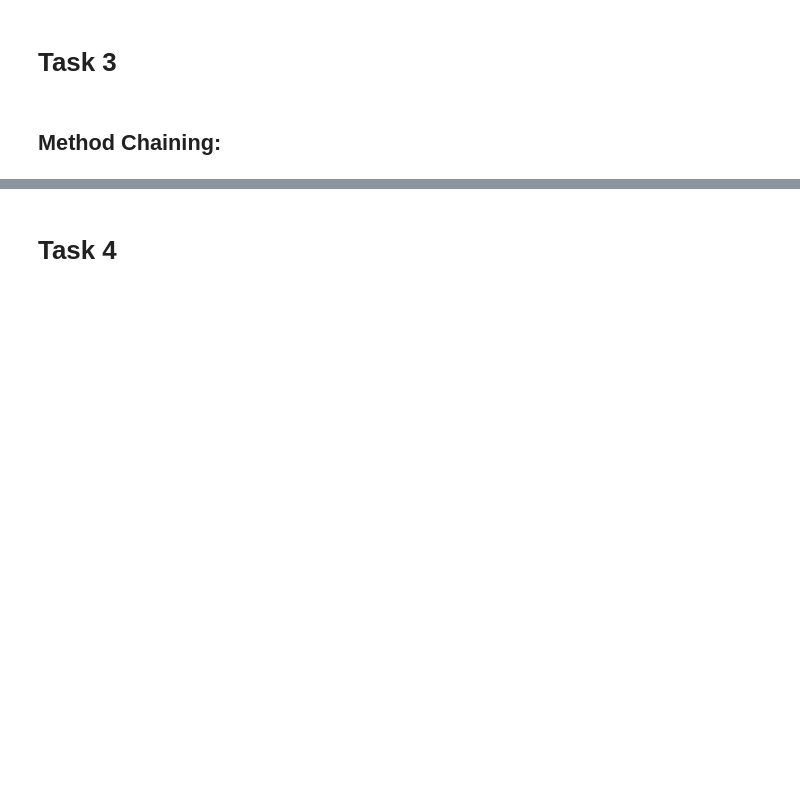
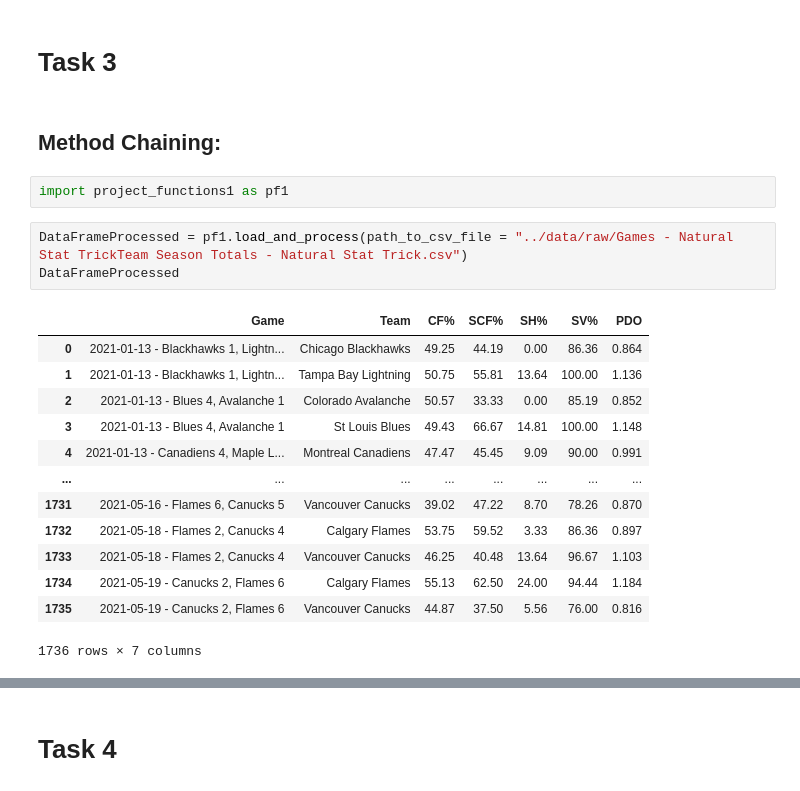
Before and after one commit to data301-2021-winter1/project-group23-project, a Jupyter notebook: notebooks/analysis1.ipynb, the cells around one changed output, grey strips where cells are left out. Saved outputs shown, nothing was run; the diff lists cells and outputs as text; blank space fills up the shorter version.

```diff
--- a/notebooks/analysis1.ipynb
+++ b/notebooks/analysis1.ipynb
@@ -100,3 +100,22 @@ SabresAfter = Sabres2.drop(Sabres2.index[0:10]).drop(Sabres2.index[20:])
 # Task 3
 # %% [markdown]
 ## Method Chaining:
+# %%
+import project_functions1 as pf1
+# %%
+DataFrameProcessed = pf1.load_and_process(path_to_csv_file = "../data/raw/Games - Natural Stat TrickTeam Season Totals - Natural Stat Trick.csv")
+DataFrameProcessed
+# %% [output]
+|  | Game | Team | CF% | SCF% | SH% | SV% | PDO |
+| 0 | 2021-01-13 - Blackhawks 1, Lightn... | Chicago Blackhawks | 49.25 | 44.19 | 0.00 | 86.36 | 0.864 |
+| 1 | 2021-01-13 - Blackhawks 1, Lightn... | Tampa Bay Lightning | 50.75 | 55.81 | 13.64 | 100.00 | 1.136 |
+| 2 | 2021-01-13 - Blues 4, Avalanche 1 | Colorado Avalanche | 50.57 | 33.33 | 0.00 | 85.19 | 0.852 |
+| 3 | 2021-01-13 - Blues 4, Avalanche 1 | St Louis Blues | 49.43 | 66.67 | 14.81 | 100.00 | 1.148 |
+| 4 | 2021-01-13 - Canadiens 4, Maple L... | Montreal Canadiens | 47.47 | 45.45 | 9.09 | 90.00 | 0.991 |
+| ... | ... | ... | ... | ... | ... | ... | ... |
+| 1731 | 2021-05-16 - Flames 6, Canucks 5 | Vancouver Canucks | 39.02 | 47.22 | 8.70 | 78.26 | 0.870 |
+| 1732 | 2021-05-18 - Flames 2, Canucks 4 | Calgary Flames | 53.75 | 59.52 | 3.33 | 86.36 | 0.897 |
+| 1733 | 2021-05-18 - Flames 2, Canucks 4 | Vancouver Canucks | 46.25 | 40.48 | 13.64 | 96.67 | 1.103 |
+| 1734 | 2021-05-19 - Canucks 2, Flames 6 | Calgary Flames | 55.13 | 62.50 | 24.00 | 94.44 | 1.184 |
+| 1735 | 2021-05-19 - Canucks 2, Flames 6 | Vancouver Canucks | 44.87 | 37.50 | 5.56 | 76.00 | 0.816 |
+1736 rows × 7 columns
```
Also changed, not shown: parts of 9 cells of this notebook, 3 other files.
